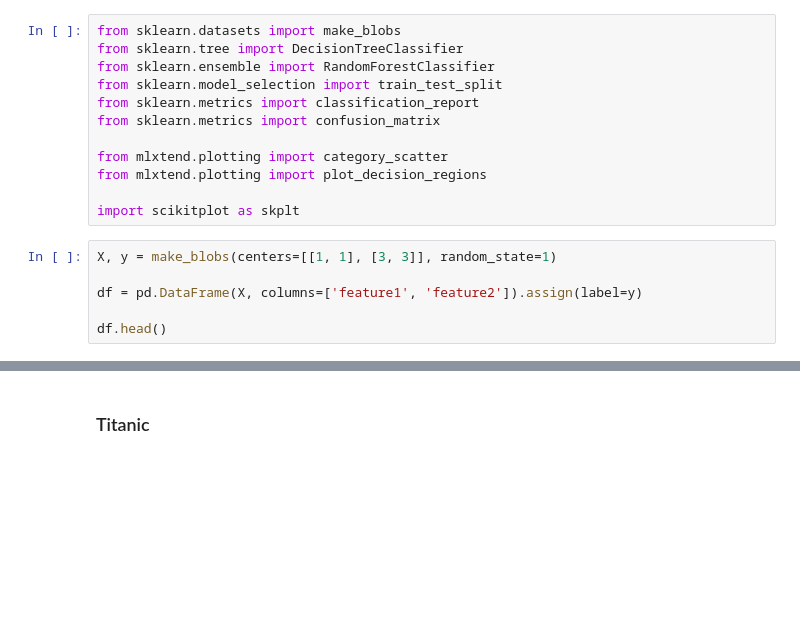
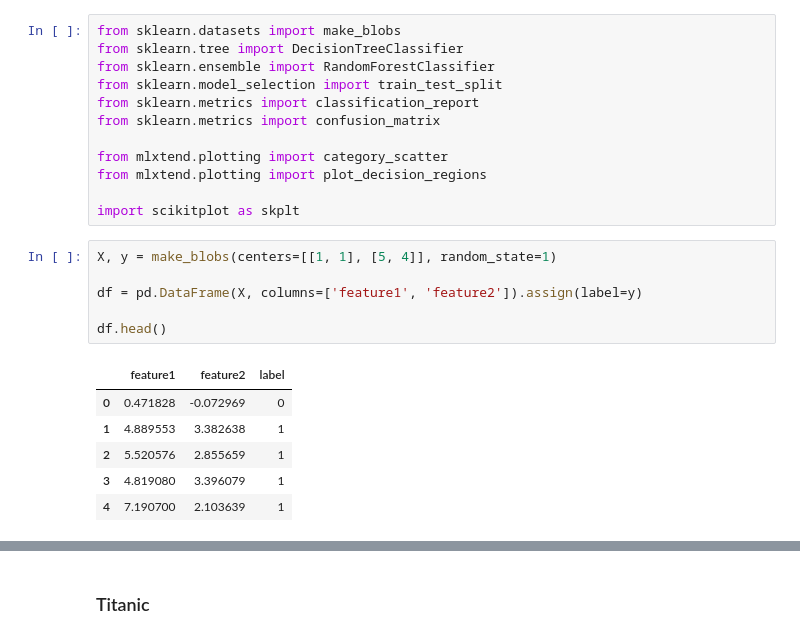
Before and after one commit to mohamedibrahim42/Workshops, a Jupyter notebook: ML/Co-op Notebook.ipynb, the cells around one changed output, grey strips where cells are left out. Saved outputs shown, nothing was run; the diff lists cells and outputs as text; blank space fills up the shorter version.

```diff
--- a/ML/Co-op Notebook.ipynb
+++ b/ML/Co-op Notebook.ipynb
@@ -278,10 +534,17 @@ from mlxtend.plotting import plot_decision_regions
 
 import scikitplot as skplt
 # %%
-X, y = make_blobs(centers=[[1, 1], [3, 3]], random_state=1)
+X, y = make_blobs(centers=[[1, 1], [5, 4]], random_state=1)
 
 df = pd.DataFrame(X, columns=['feature1', 'feature2']).assign(label=y)
 
 df.head()
+# %% [output]
+|  | feature1 | feature2 | label |
+| 0 | 0.471828 | -0.072969 | 0 |
+| 1 | 4.889553 | 3.382638 | 1 |
+| 2 | 5.520576 | 2.855659 | 1 |
+| 3 | 4.819080 | 3.396079 | 1 |
+| 4 | 7.190700 | 2.103639 | 1 |
 # %%
 category_scatter(x='feature1', y='feature2', label_col='label', data=df);
```
Also changed, not shown: parts of 53 cells of this notebook, 1 other file.
